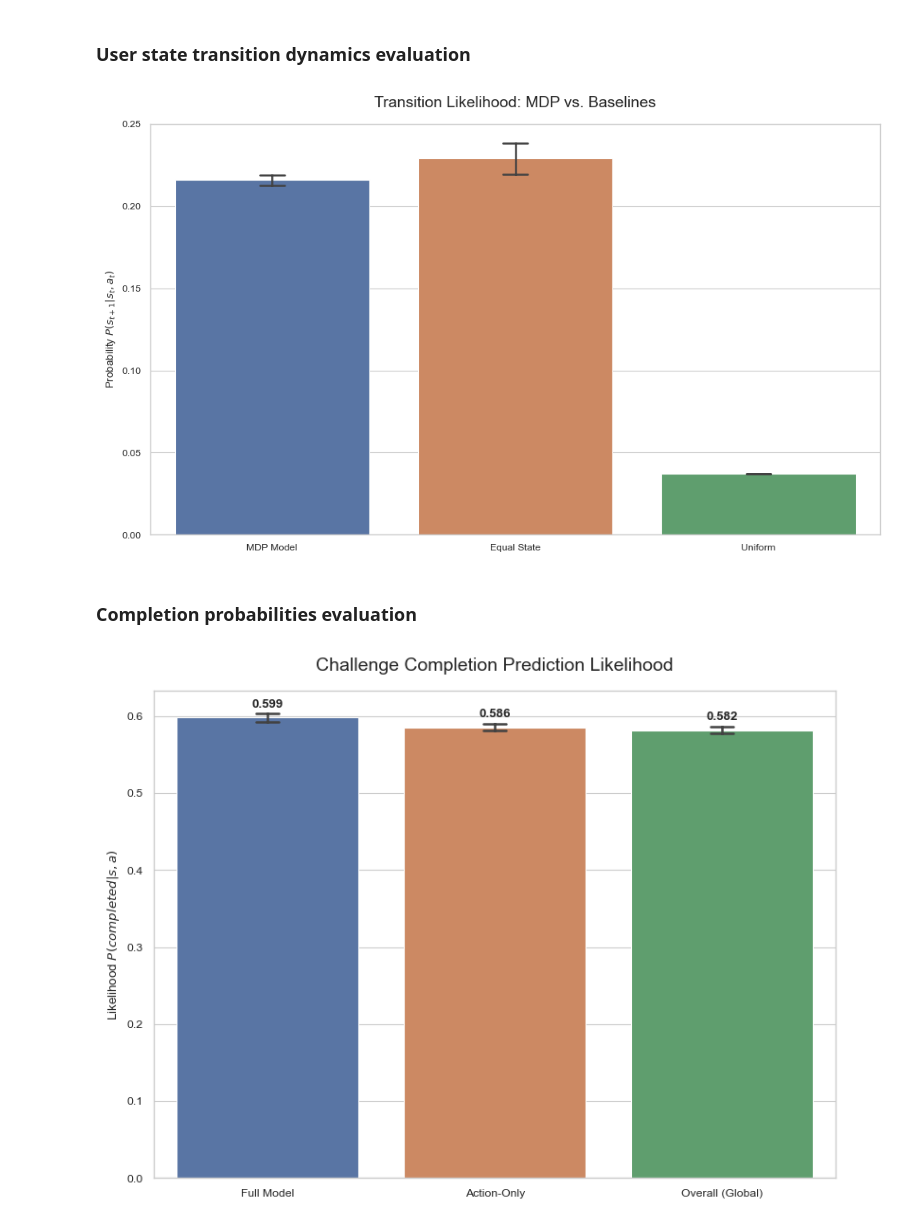
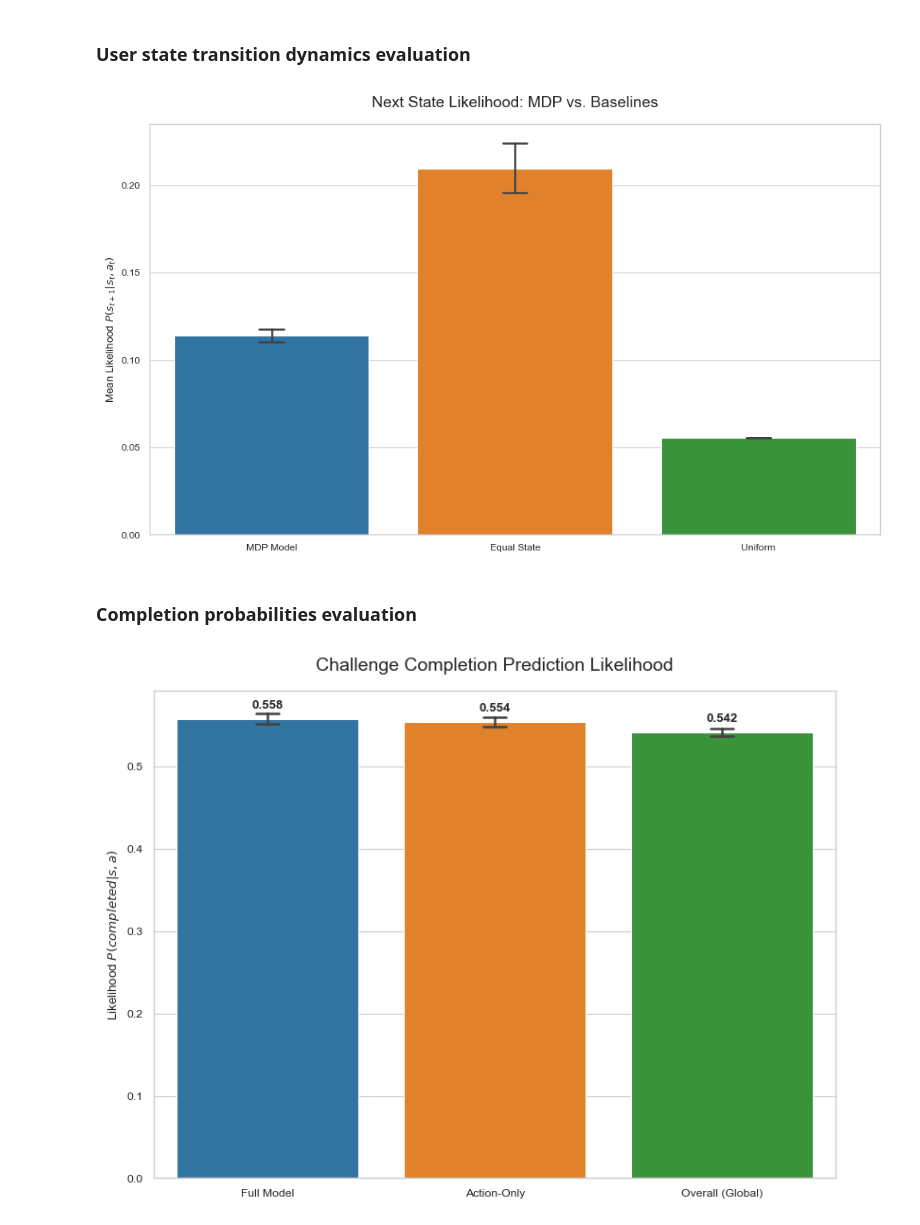
Before and after one commit to shirleyxindi/morl-personalization, a Jupyter notebook: src/RQ/dynamics_evaluation.ipynb, the cells around one changed output. Cells and saved outputs as stored; diff of their text form; code cells hidden in the pictures.

```diff
--- a/src/RQ/dynamics_evaluation.ipynb
+++ b/src/RQ/dynamics_evaluation.ipynb
@@ -23,27 +38,30 @@ The autoreload extension is already loaded. To reload it, use:
 # %%
+NUM_VALS_PER_FEATURE = [3,2,3]
+NUM_FEATURES = len(NUM_VALS_PER_FEATURE)
+NUM_USER_STATES = np.prod(NUM_VALS_PER_FEATURE)
+NUM_CLUSTERS = 4
 MAX_COUNT = 2
-NUM_FEATURES = 3
-NUM_VALS = 3
-NUM_USER_STATES = NUM_VALS**NUM_FEATURES
-NUM_CLUSTERS = 6
 NUM_COUNT_STATES = (MAX_COUNT+1)**NUM_CLUSTERS
 NUM_STATES = NUM_USER_STATES * NUM_COUNT_STATES
 NUM_ACTIONS = NUM_CLUSTERS
-NUM_OBJECTIVES = 5
+
+cluster_col = 'cluster_all'
+state_features = ['TIR', 'TIME_Q', 'MOT']
+feature_names = ['Tiredness', 'Time available', 'Motivation']
+cluster_vars = ['likedness', 'usefulness', 'difficulty']
+
+reward_cols = ["r_time", "r_likedness", "r_usefulness", "r_expert"]
+obj_names = ["Time Appropriateness", "Fun", "Perceived Usefulness", "Expert Usefulness"]
+
+NUM_OBJECTIVES = len(reward_cols)
 # %%
-data_folder = 'C:\\Users\\shirl\\Documents\\Studie\\2025-2026\\Thesis\\personalized-coping-challenges\\data\\functions\\3'
+data_folder = 'C:\\Users\\shirl\\Documents\\Studie\\2025-2026\\Thesis\\personalized-coping-challenges\\data\\'
 results_folder = 'C:\\Users\\shirl\\Documents\\Studie\\2025-2026\\Thesis\\personalized-coping-challenges\\results\\'
 
-action_data = pd.read_csv(os.path.join(data_folder, 'action_data.csv'))
-df = pd.read_csv(os.path.join(data_folder, 'samples.csv'))
-cluster_col = 'cluster_all'
+# Load data
+action_data = pd.read_csv(os.path.join(data_folder, 'challenge_info.csv'))
+samples = pd.read_csv(os.path.join(data_folder, 'processed_samples.csv'))
 
-actions_clustered, _, cluster_cols = utils.cluster_actions(action_data, cluster_vars=['obs_diff', 'obs_time', 'obs_liked', 'obs_pu'], num_clusters=NUM_CLUSTERS)
+actions_clustered, _, _ = dp.cluster_actions(action_data, cluster_vars, num_clusters=NUM_CLUSTERS)
 
-action_categories = actions_clustered[cluster_col].values
-
-reward_cols = ["obs_time", "obs_liked", "obs_pu", "r_expert", "r_diversity"]
-obj_names = ["Time", "Fun", "Perceived Usefulness", "Expert Usefulness", "Diversity"]
-
-obj_clusters = {r_col: cluster_col for r_col in reward_cols}
-nO = len(obj_clusters)
+df, initial_distribution = dp.process_samples(samples, actions_clustered, state_features, NUM_VALS_PER_FEATURE, cluster_col, MAX_COUNT, NUM_CLUSTERS)
@@ -57,12 +77,12 @@ def evaluate_dynamics(test_df, P_comp, R, P, R_action_only, P_comp_action_only,
     completion_likelihoods = []
     completion_likelihoods_action_only = []
     completion_likelihoods_overall = []
-    for t in range(len(test_df) - 1):
+    for t in range(len(test_df)):
         # True values
         s_t = test_df.iloc[t]['s_idx']
         c_t = test_df.iloc[t]['c_idx']
         a_t = test_df.iloc[t][cluster_col]
-        s_t_next = test_df.iloc[t + 1]['s_idx']
+        s_t_next = test_df.iloc[t]['sp_idx']
         r_t = test_df.iloc[t][reward_cols].values
         completed = test_df.iloc[t]['completed']
 
@@ -199,36 +252,36 @@ L1-error (action-only) per objective: 0.2241 ± 0.0316, 0.2955 ± 0.0369, 0.3913
 # %%
 uniform_prob = 1.0 / NUM_USER_STATES
 
 rows = []
 for next_list, equal_list in zip(all_next_state_likelihoods, all_equal_state_likelihoods):
     for p_next, p_equal in zip(next_list, equal_list):
         rows.append({'Model': 'MDP Model', 'Likelihood': p_next})
         rows.append({'Model': 'Equal State', 'Likelihood': float(p_equal)})
         rows.append({'Model': 'Uniform', 'Likelihood': uniform_prob})
 
 df_plot = pd.DataFrame(rows)
 
 plt.figure(figsize=(10, 6))
 sns.set_style("whitegrid")
 
 # Create the bar plot
 ax = sns.barplot(
     data=df_plot,
     x='Model',
     y='Likelihood',
     hue='Model',
     capsize=.1,           # Adds the horizontal caps to the error bars
     errorbar=('ci', 95)    # Explicitly set 95% Confidence Interval
 )
 
 # Style the plot
-plt.title('Transition Likelihood: MDP vs. Baselines', fontsize=14, pad=15)
-plt.ylabel('Probability $P(s_{t+1} | s_t, a_t)$')
+plt.title('Next State Likelihood: MDP vs. Baselines', fontsize=14, pad=15)
+plt.ylabel('Mean Likelihood $P(s_{t+1} | s_t, a_t)$')
 plt.xlabel('') # Model names are self-explanatory
 plt.tight_layout()
 plt.show()
 # %% [output]
-[figure, old version]
+[figure, new version]
 # %% [markdown]
 ### Completion probabilities evaluation
 # %%
@@ -276,4 +329,4 @@ for p in ax.patches:
 plt.tight_layout()
 plt.show()
 # %% [output]
-[figure, old version]
+[figure, new version]
```
Also changed, not shown: parts of 4 cells of this notebook, 28 other files.
